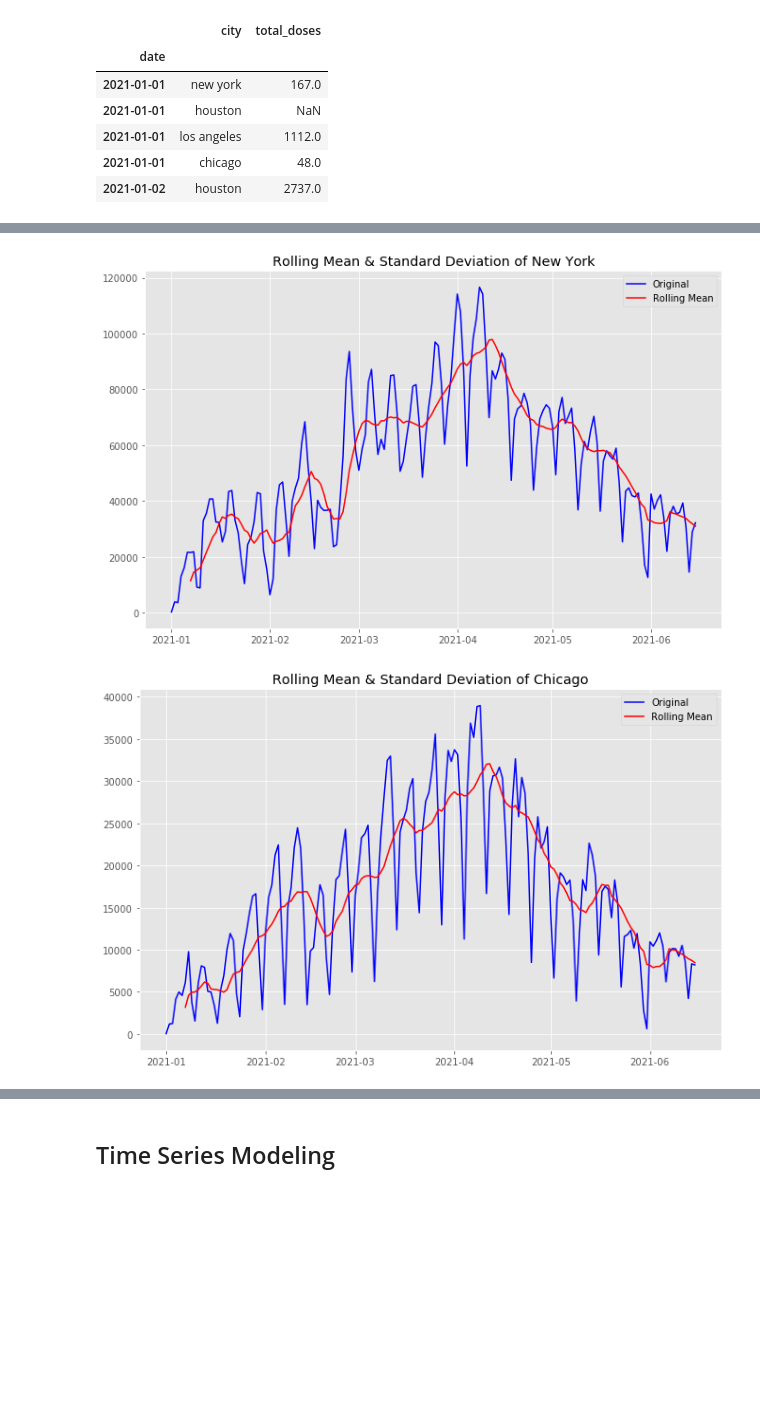
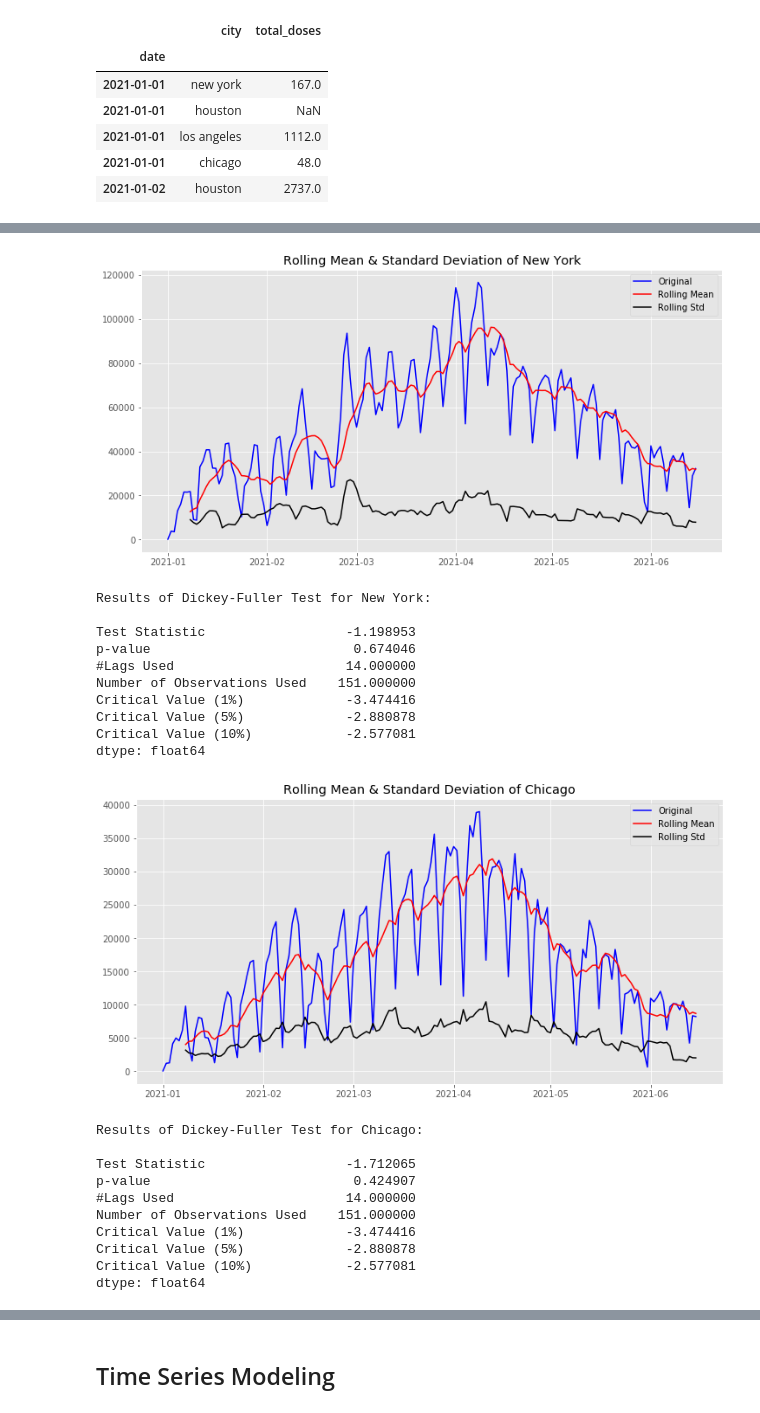
Before and after one commit to christisarv/2021-covid-vaccine-analysis, a Jupyter notebook: Vaccinantion Records Analysis.ipynb, the cells around one changed output, grey strips where cells are left out. Saved outputs shown, nothing was run; the diff lists cells and outputs as text; code cells hidden in the pictures; blank space fills up the shorter version.

```diff
--- a/Vaccinantion Records Analysis.ipynb
+++ b/Vaccinantion Records Analysis.ipynb
@@ -125,6 +108,9 @@ nyc_ts = nyc_merge.set_index('date')['total_doses']
 hou_ts = houston_merge.set_index('date')['total_doses']
 chi_ts = chicago_merge.set_index('date')['total_doses']
 la_ts = la_merge.set_index('date')['total_doses']
+# %%
+#due to the groupby there is 1 null in the houston data
+hou_ts.dropna(inplace=True)
 # %%
 plt.plot(nyc_ts, label='New York')
 plt.plot(hou_ts, label='Houston')
@@ -139,18 +129,52 @@ plt.legend()
 # %%
-def plot_roll_stats(data, city):
-    roll_mean = data.rolling(window=7).mean()
-    roll_std = data.rolling(window=7, center=False).std()
-    fig = plt.figure(figsize=(11,7))
-    plt.plot(data, color='blue',label='Original')
+def stationarity_plot(data, city):
+
+    roll_mean = data.rolling(window=8, center=False).mean()
+    roll_std = data.rolling(window=8, center=False).std()
+
+    dftest = adfuller(data)
+
+    fig = plt.figure(figsize=(12,6))
+    plt.plot(data, color='blue', label='Original')
     plt.plot(roll_mean, color='red', label='Rolling Mean')
+    plt.plot(roll_std, color='black', label = 'Rolling Std')
     plt.legend(loc='best')
     plt.title('Rolling Mean & Standard Deviation of {}'.format(city))
     plt.show(block=False)
+
+    print('Results of Dickey-Fuller Test for {}: \n'.format(city))
+
+    dfoutput = pd.Series(dftest[0:4], index=['Test Statistic', 'p-value',
+                                             '#Lags Used', 'Number of Observations Used'])
+    for key,value in dftest[4].items():
+        dfoutput['Critical Value (%s)'%key] = value
+    print(dfoutput)
+    return None
 # %%
-plot_roll_stats(nyc_ts, 'New York')
-plot_roll_stats(chi_ts, 'Chicago')
-plot_roll_stats(la_ts, 'Los Angeles')
-plot_roll_stats(hou_ts, 'Houston')
+stationarity_plot(nyc_ts, 'New York')
+stationarity_plot(chi_ts, 'Chicago')
+stationarity_plot(la_ts, 'Los Angeles')
+stationarity_plot(hou_ts, 'Houston')
 # %% [output]
-[figure, old version]
+[figure, new version]
+Results of Dickey-Fuller Test for New York:
+
+Test Statistic                  -1.198953
+p-value                          0.674046
+#Lags Used                      14.000000
+Number of Observations Used    151.000000
+Critical Value (1%)             -3.474416
+Critical Value (5%)             -2.880878
+Critical Value (10%)            -2.577081
+dtype: float64
-[figure, old version]
+[figure, new version]
+Results of Dickey-Fuller Test for Chicago:
+
+Test Statistic                  -1.712065
+p-value                          0.424907
+#Lags Used                      14.000000
+Number of Observations Used    151.000000
+Critical Value (1%)             -3.474416
+Critical Value (5%)             -2.880878
+Critical Value (10%)            -2.577081
+dtype: float64
```
Also changed, not shown: parts of 57 cells of this notebook, 8 other files.
